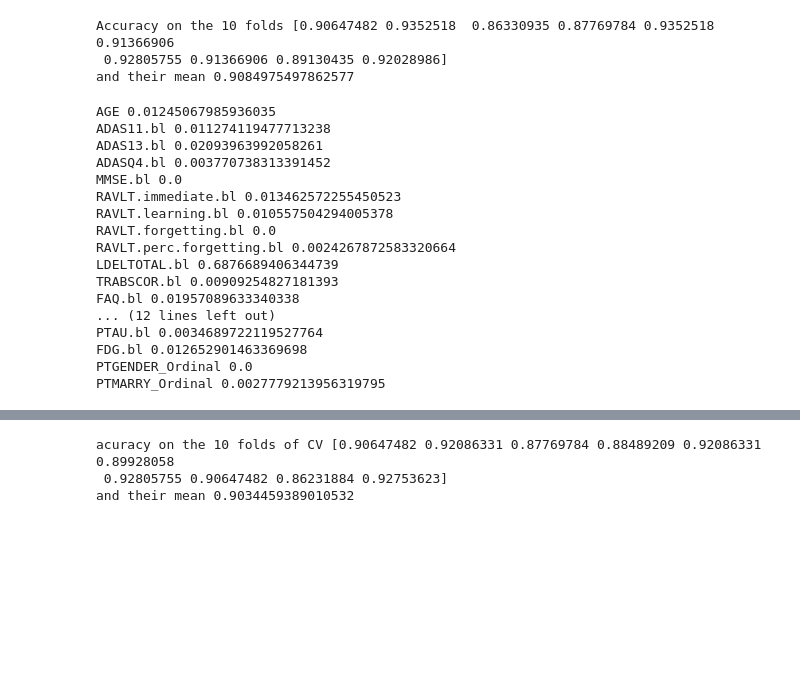
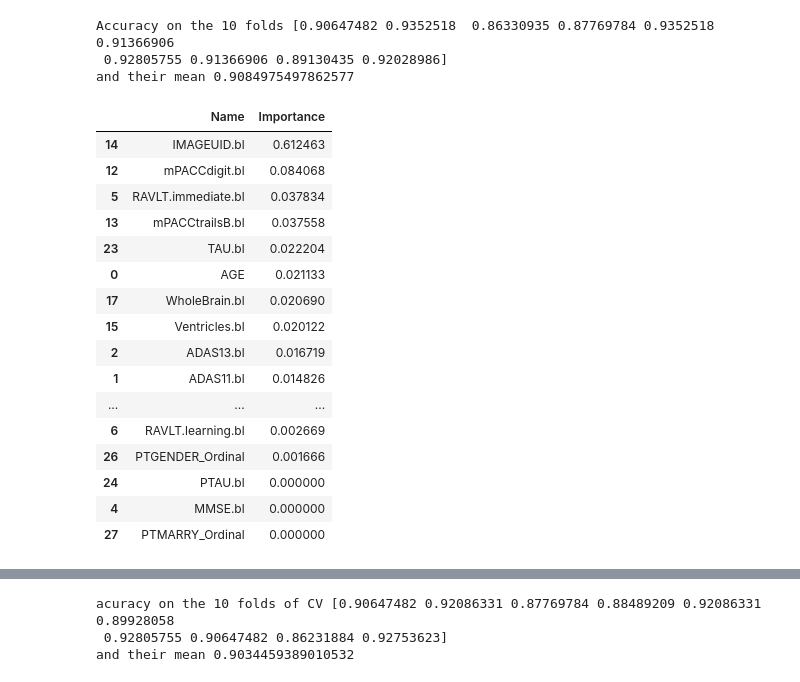
Before and after one commit to CharlotteZepeda/DP-Mini-Project, a Jupyter notebook: data+plotting.ipynb, the cells around one changed output, grey strips where cells are left out. Cells and saved outputs as stored; diff of their text form; code cells hidden in the pictures; blank space fills up the shorter version.

```diff
--- a/data+plotting.ipynb
+++ b/data+plotting.ipynb
@@ -1467,23 +1479,29 @@ Accuracy on the 10 folds [0.90647482 0.9352518  0.86330935 0.87769784 0.9352518
 and their mean 0.9084975497862577
 # %%
 # Variables importance
-for name, importance in zip(pd.DataFrame(train_X_d).keys(), dt_d.feature_importances_):
-    print(name, importance)
+featureImportanceD = []
+
+for name, importance in zip(pd.DataFrame(train_X_d).keys(), dt.feature_importances_):
+    featureImportanceD.append([name,importance])
+
+featureImportanceD = pd.DataFrame(featureImportanceD, columns=['Name', 'Importance'])
+featureImportanceD.sort_values(by='Importance', inplace=True, ascending=False)
+featureImportanceD
 # %% [output]
-AGE 0.01245067985936035
-ADAS11.bl 0.011274119477713238
-ADAS13.bl 0.02093963992058261
-ADASQ4.bl 0.003770738313391452
-MMSE.bl 0.0
-RAVLT.immediate.bl 0.013462572255450523
-RAVLT.learning.bl 0.010557504294005378
-RAVLT.forgetting.bl 0.0
-RAVLT.perc.forgetting.bl 0.0024267872583320664
-LDELTOTAL.bl 0.6876689406344739
-TRABSCOR.bl 0.00909254827181393
-FAQ.bl 0.01957089633340338
-... (12 lines left out)
-PTAU.bl 0.0034689722119527764
-FDG.bl 0.012652901463369698
-PTGENDER_Ordinal 0.0
-PTMARRY_Ordinal 0.0027779213956319795
+|  | Name | Importance |
+| 14 | IMAGEUID.bl | 0.612463 |
+| 12 | mPACCdigit.bl | 0.084068 |
+| 5 | RAVLT.immediate.bl | 0.037834 |
+| 13 | mPACCtrailsB.bl | 0.037558 |
+| 23 | TAU.bl | 0.022204 |
+| 0 | AGE | 0.021133 |
+| 17 | WholeBrain.bl | 0.020690 |
+| 15 | Ventricles.bl | 0.020122 |
+| 2 | ADAS13.bl | 0.016719 |
+| 1 | ADAS11.bl | 0.014826 |
+| ... | ... | ... |
+| 6 | RAVLT.learning.bl | 0.002669 |
+| 26 | PTGENDER_Ordinal | 0.001666 |
+| 24 | PTAU.bl | 0.000000 |
+| 4 | MMSE.bl | 0.000000 |
+| 27 | PTMARRY_Ordinal | 0.000000 |
```
Also changed, not shown: parts of 5 cells of this notebook.
